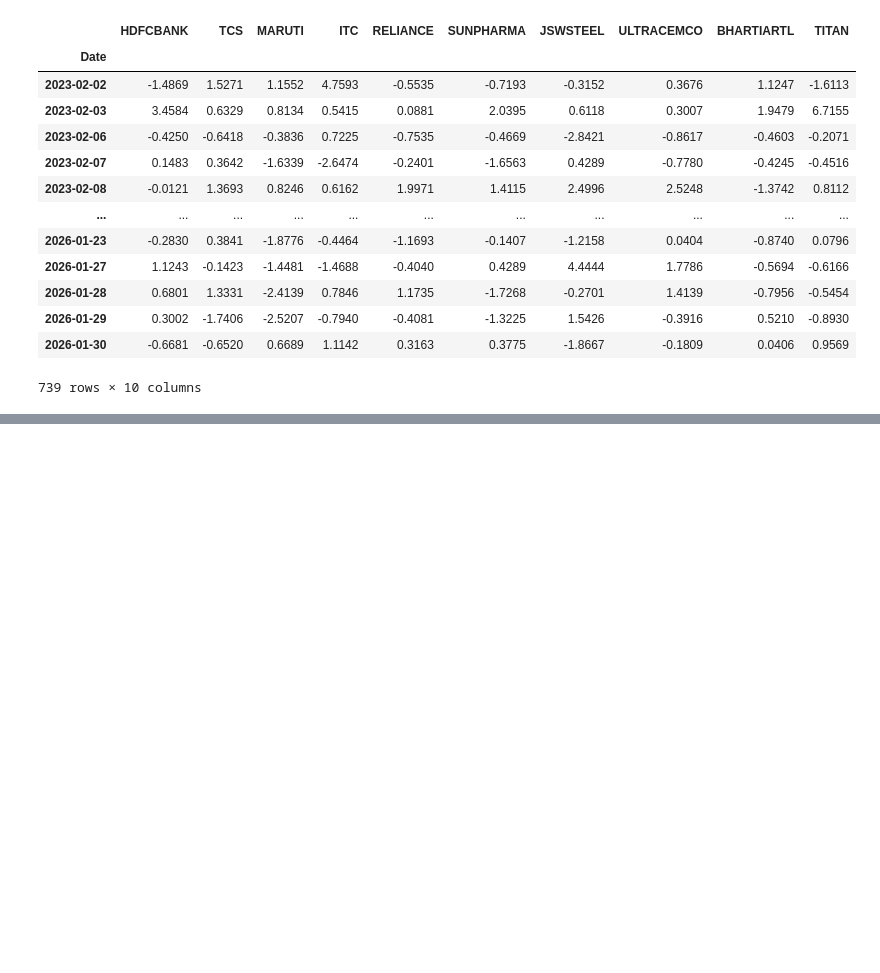
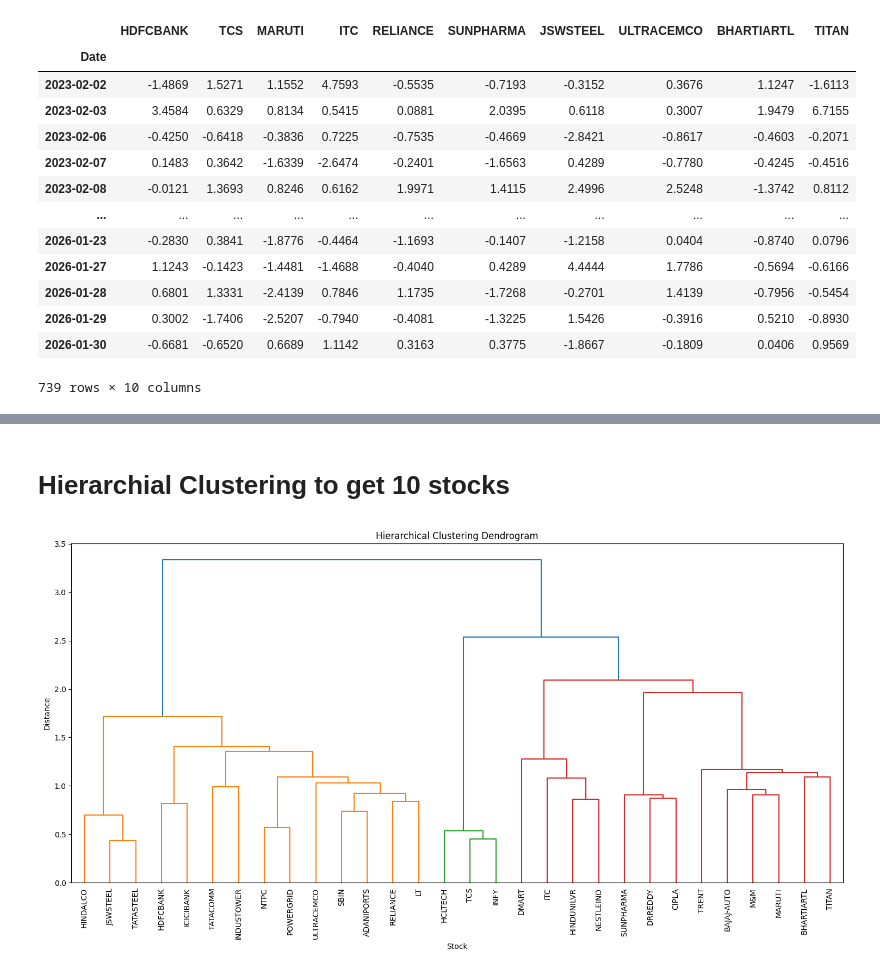
Before and after one commit to Siddhesh1kamble/DA6701-Assignments, a Jupyter notebook: Assignment_1/assignment1.ipynb, the cells around one changed output, grey strips where cells are left out. Saved outputs shown, nothing was run; the diff lists cells and outputs as text; code cells hidden in the pictures; blank space fills up the shorter version.

Commit message:
Hierarchical Clustering

```diff
--- a/Assignment_1/assignment1.ipynb
+++ b/Assignment_1/assignment1.ipynb
@@ -139,3 +142,29 @@ selected_stocks_abs_corr
 | ULTRACEMCO | 0.325016 | 0.197198 | 0.296284 | 0.183989 | 0.376218 | 0.229969 | 0.467165 | 1.000000 | 0.256424 | 0.288199 |
 | BHARTIARTL | 0.228334 | 0.216806 | 0.283472 | 0.189751 | 0.334731 | 0.264909 | 0.317395 | 0.256424 | 1.000000 | 0.264546 |
 | TITAN | 0.172583 | 0.181426 | 0.286256 | 0.228818 | 0.258038 | 0.214980 | 0.291664 | 0.288199 | 0.264546 | 1.000000 |
+# %% [markdown]
+# Hierarchial Clustering to get 10 stocks
+# %%
+# Ward linkage minimizes the variance of the clusters being merged
+# Euclidean distance on correlations
+# Distance = 1 - abs(correlation)
+distance_matrix = 1 - correlation_matrix.abs()
+
+# Hierarchical clustering linkage
+Z = linkage(distance_matrix, method='ward')
+# %%
+# Dendrogram
+plt.figure(figsize=(15, 8))
+plt.title('Hierarchical Clustering Dendrogram')
+plt.xlabel('Stock')
+plt.ylabel('Distance')
+dendrogram(
+    Z,
+    labels=correlation_matrix.columns,
+    leaf_rotation=90.,
+    leaf_font_size=10.,
+)
+plt.tight_layout()
+plt.show()
+# %% [output]
+[figure, added]
```
Also changed, not shown: parts of 2 cells of this notebook.
